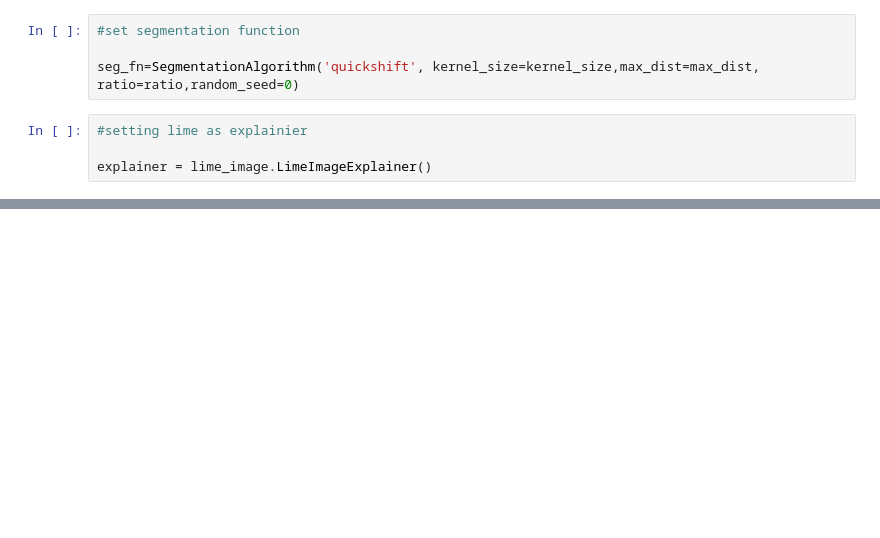
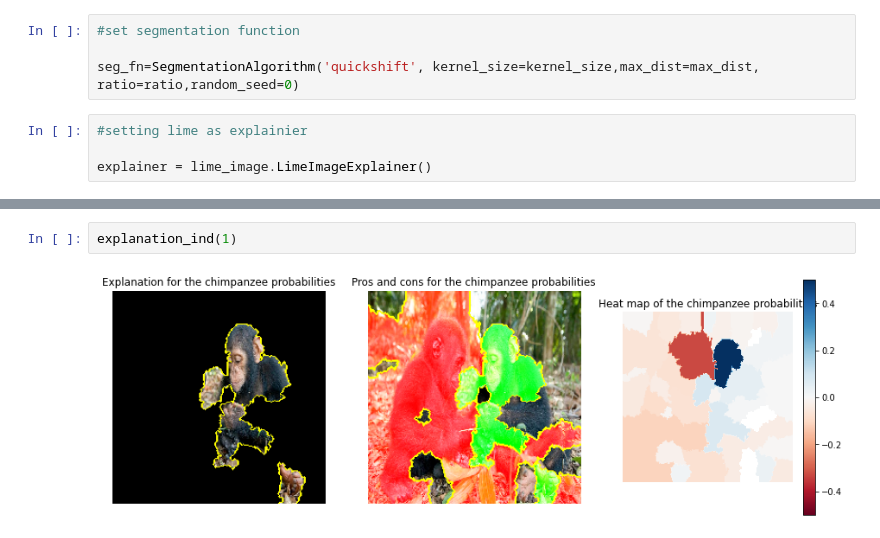
Before and after one commit to SAAF-16/Explainable_AI-Bachelor_Thesis, a Jupyter notebook: XAI_libraries/imageExplain(lime).ipynb, the cells around one changed output, grey strips where cells are left out. Drawn from its saved outputs; the diff is of its cells as text; blank space fills up the shorter version.

```diff
--- a/XAI_libraries/imageExplain(lime).ipynb
+++ b/XAI_libraries/imageExplain(lime).ipynb
@@ -119,0 +153,4 @@ plt.colorbar()
+# %%
+explanation_ind(1)
+# %% [output]
+[figure, added]
```
Also changed, not shown: parts of 21 cells of this notebook, 2 other files.
